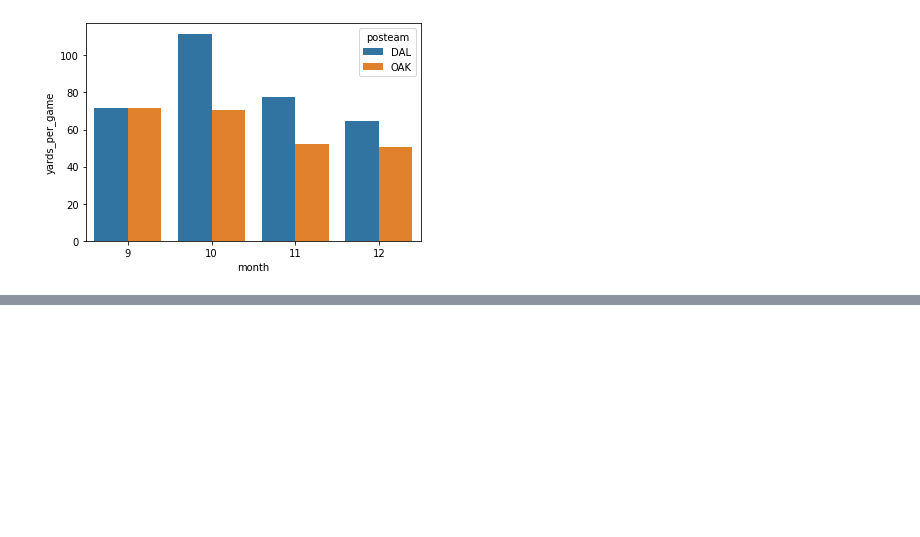
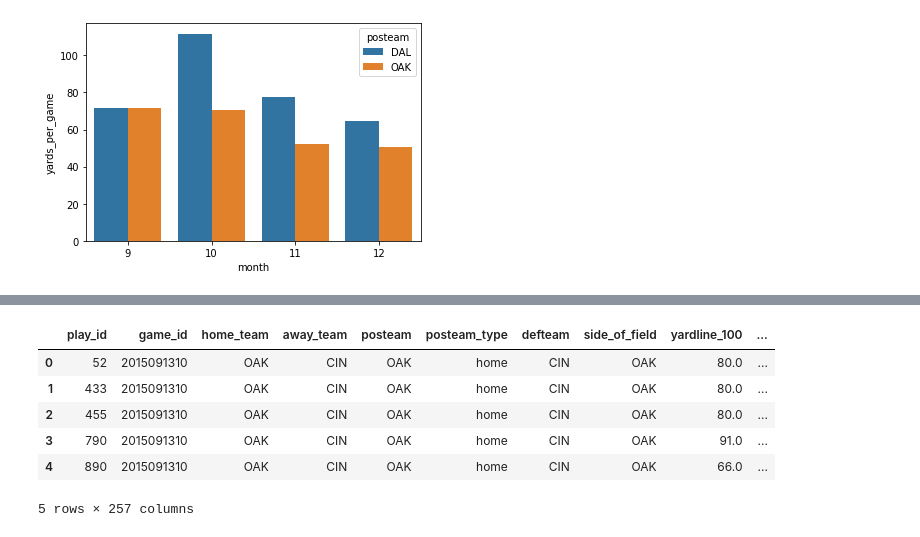
Before and after one commit to mtodisco10/amari, a Jupyter notebook: Amari_EDA.ipynb, the cells around one changed output, grey strips where cells are left out. Drawn from its saved outputs; the diff is of its cells as text; code cells hidden in the pictures; blank space fills up the shorter version.

```diff
--- a/Amari_EDA.ipynb
+++ b/Amari_EDA.ipynb
@@ -102,0 +78,10 @@ calmap.calendarplot(coop_df.groupby('game_date')['yards_gained'].sum(), monthtic
+# %%
+coop_df.head()
+# %% [output]
+|  | play_id | game_id | home_team | away_team | posteam | posteam_type | defteam | side_of_field | yardline_100 | ... |
+| 0 | 52 | 2015091310 | OAK | CIN | OAK | home | CIN | OAK | 80.0 | ... |
+| 1 | 433 | 2015091310 | OAK | CIN | OAK | home | CIN | OAK | 80.0 | ... |
+| 2 | 455 | 2015091310 | OAK | CIN | OAK | home | CIN | OAK | 80.0 | ... |
+| 3 | 790 | 2015091310 | OAK | CIN | OAK | home | CIN | OAK | 91.0 | ... |
+| 4 | 890 | 2015091310 | OAK | CIN | OAK | home | CIN | OAK | 66.0 | ... |
+5 rows × 257 columns
```
Also changed, not shown: parts of 18 cells of this notebook.
